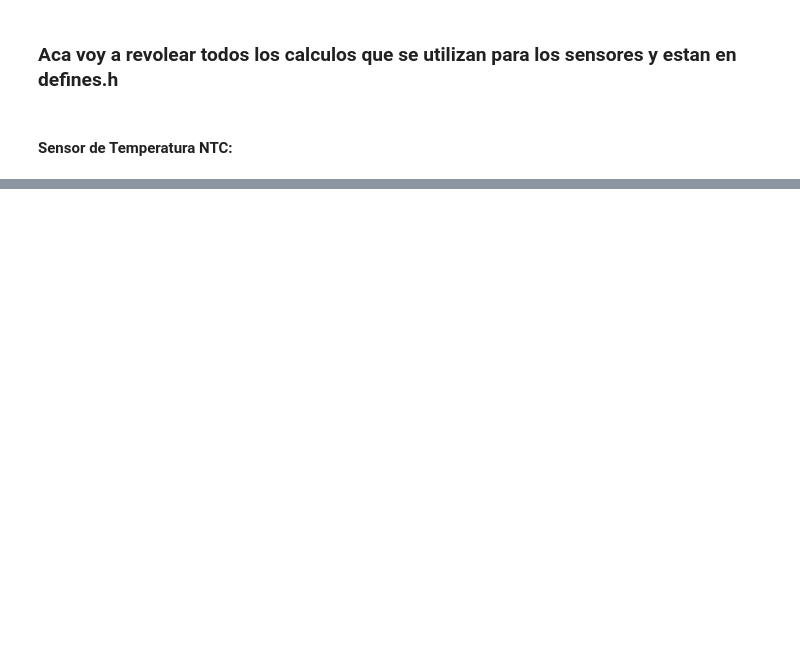
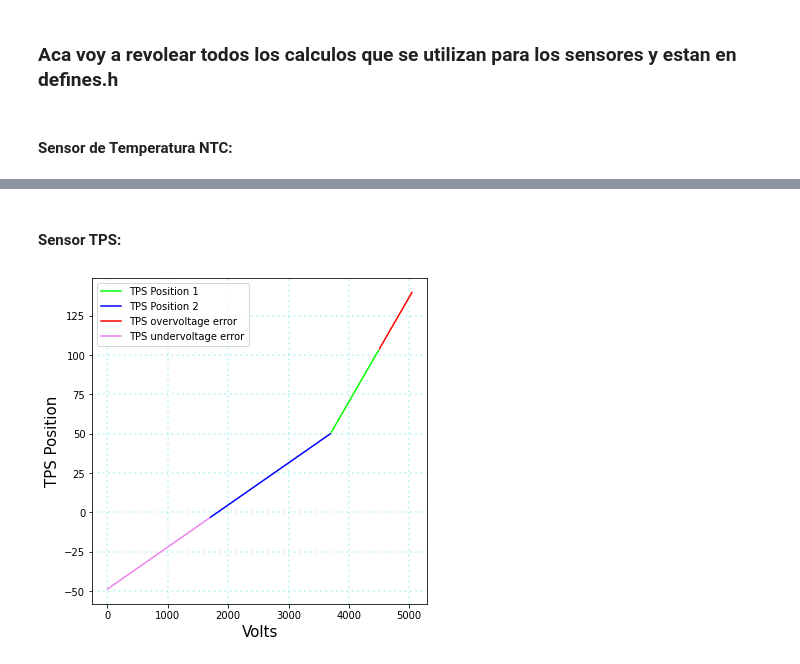
Before and after one commit to openefi/Jupyter-Calcs, a Jupyter notebook: Sensors.ipynb, the cells around one changed output, grey strips where cells are left out. Saved outputs shown, nothing was run; the diff lists cells and outputs as text; code cells hidden in the pictures; blank space fills up the shorter version.

Commit message:
add TPS Sensor

```diff
--- a/Sensors.ipynb
+++ b/Sensors.ipynb
@@ -38,0 +37,69 @@ plt.show()
+# %% [markdown]
+#### Sensor TPS:
+# %%
+import numpy as np
+import math
+import matplotlib.pyplot as plt
+
+from openefi_common import  sample_adc_values, converto_to_volt
+
+ADC_Values = sample_adc_values()
+
+# Para el sensor utilizado:
+# Valor Minimo => 1700 mV
+# Valor Maximo => 4500 mV
+# cambio de ecuacion lineal a los 3695mV
+# mV <= 3695 => (mV - 1823) / 37.44
+# mV > 3695 => (mV - 2943) / 15.04
+
+vref = []
+
+Volt1 = []
+Pos1 = []
+
+Volt_err1 = []
+err1 = []
+
+Volt2 = []
+Pos2 = []
+
+Volt_err2 = []
+err2 = []
+
+for ADC_Value in sample_adc_values():
+    if ADC_Value != 0:
+        mV = converto_to_volt(ADC_Value)  * 1.534
+        vref.append(mV)
+
+        if mV <= 3695:
+            if mV > 1700:
+                Volt2.append(mV)
+                Pos2.append((mV - 1823) / 37.44)
+            else:
+                Volt_err2.append(mV)
+                err2.append((mV - 1823) / 37.44)
+
+        if mV > 3695:
+            if mV < 4500:
+                Volt1.append(mV)
+                Pos1.append((mV - 2943) / 15.04)
+            else:
+                Volt_err1.append(mV)
+                err1.append((mV - 2943) / 15.04)
+
+# vamo' a plotear (plotear tambien valores que dispara DTC con otro color?)
+
+plt.plot(Volt1, Pos1, label='TPS Position 1',color="lime")
+plt.plot(Volt2, Pos2, label='TPS Position 2',color="blue")
+
+plt.plot(Volt_err1, err1, label='TPS overvoltage error',color="red")
+plt.plot(Volt_err2, err2, label='TPS undervoltage error',color="violet")
+
+plt.xlabel('Volts', fontsize=15)
+plt.ylabel('TPS Position', fontsize=15)
+plt.grid(b=True, color='DarkTurquoise', alpha=0.2, linestyle=':', linewidth=2)
+plt.rcParams['figure.figsize'] = [6, 6]
+plt.legend()
+plt.show()
+# %% [output]
+[figure, added]
```
Also changed, not shown: parts of 1 cell of this notebook, 1 other file.
